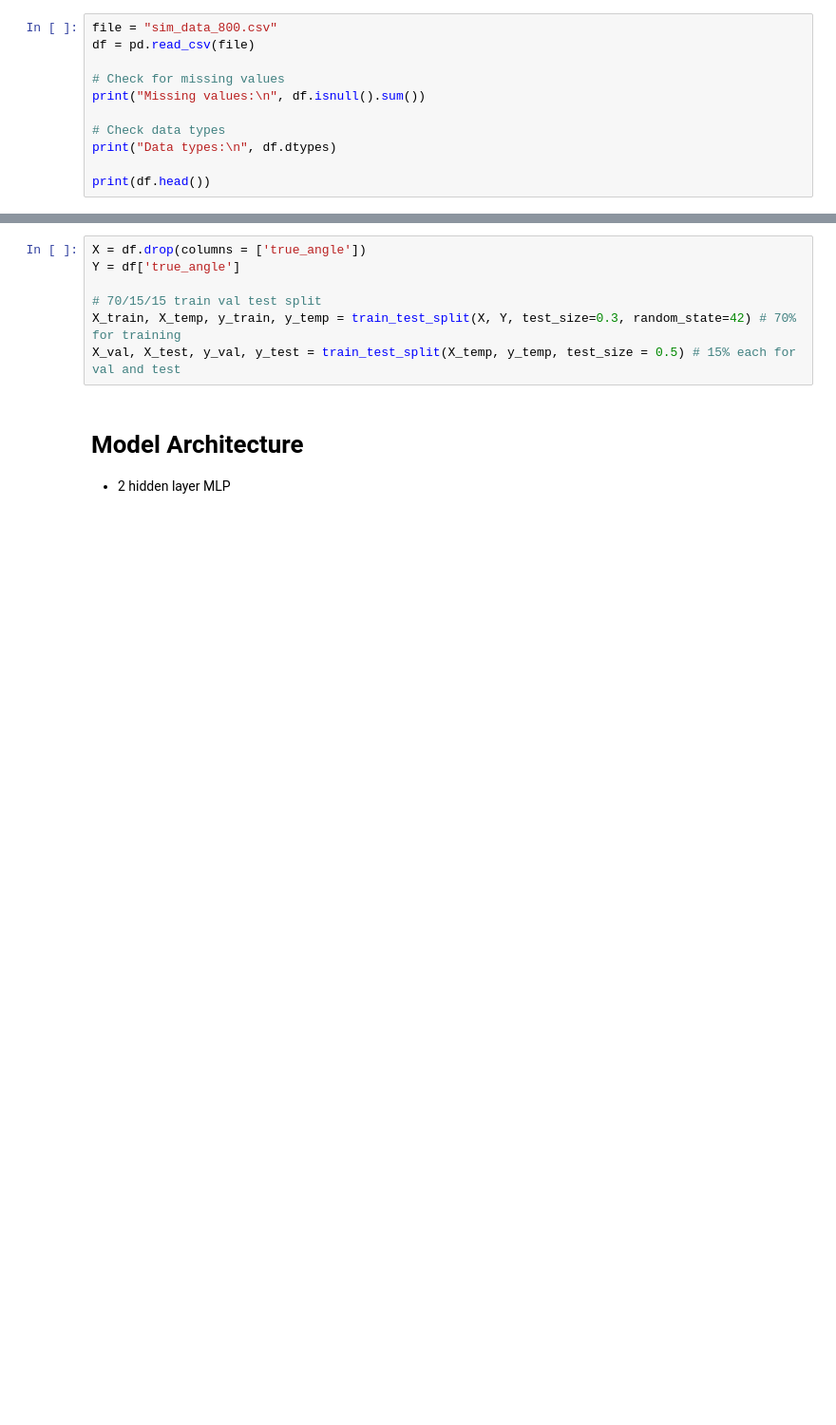
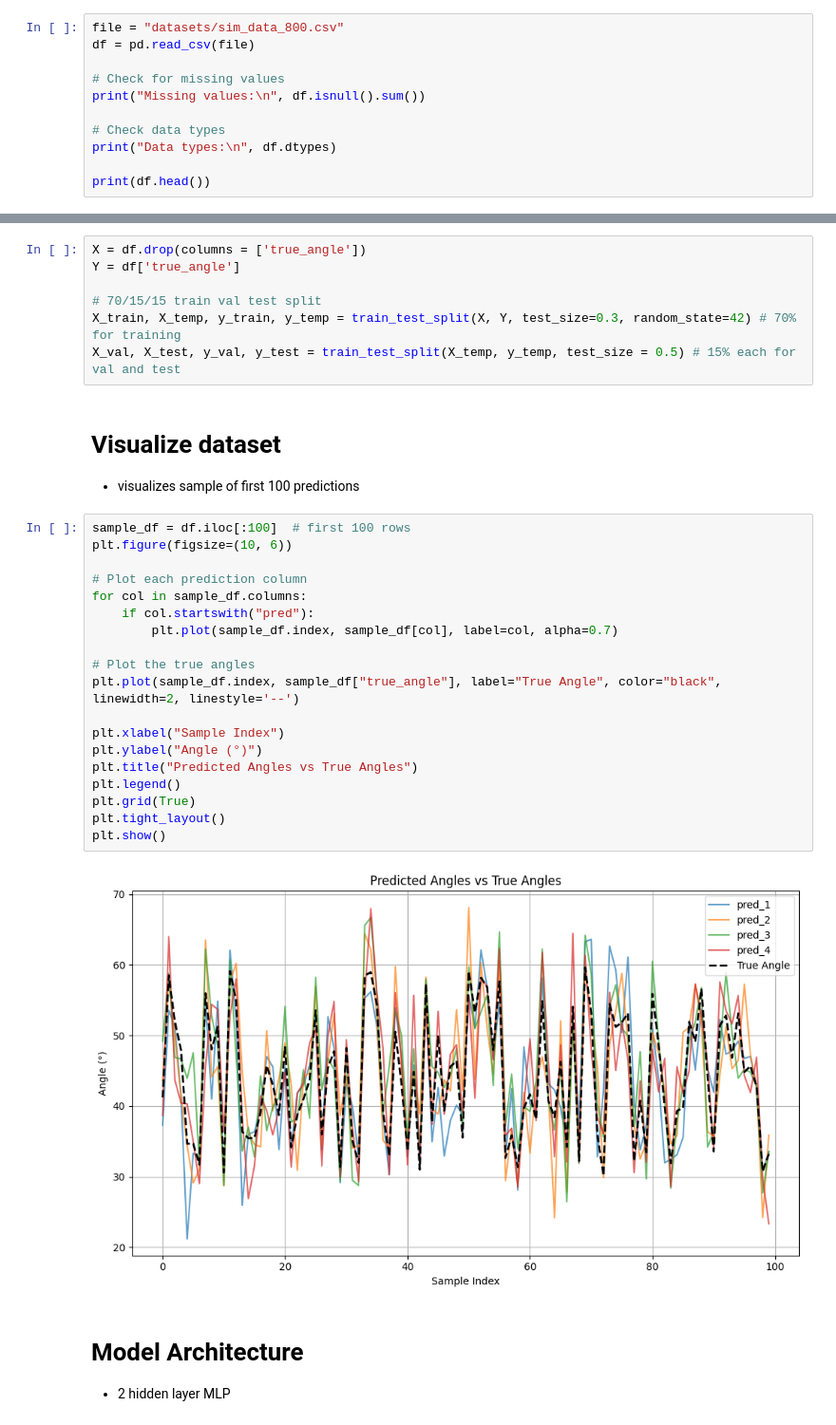
Before and after one commit to WTL04/Flex-Sensor-Optimization, a Jupyter notebook: nn.ipynb, the cells around one changed output, grey strips where cells are left out. Shown: that part at 95% size. Cells and saved outputs as stored; diff of their text form; blank space fills up the shorter version.

```diff
--- a/nn.ipynb
+++ b/nn.ipynb
@@ -40,7 +48,7 @@ from sklearn.model_selection import train_test_split
 # %% [markdown]
 # Data Preprocessing
 # %%
-file = "sim_data_800.csv"
+file = "datasets/sim_data_800.csv"
 df = pd.read_csv(file)
 
 # Check for missing values
@@ -77,6 +85,30 @@ Y = df['true_angle']
 # 70/15/15 train val test split
 X_train, X_temp, y_train, y_temp = train_test_split(X, Y, test_size=0.3, random_state=42) # 70% for training
 X_val, X_test, y_val, y_test = train_test_split(X_temp, y_temp, test_size = 0.5) # 15% each for val and test
+# %% [markdown]
+# Visualize dataset
+- visualizes sample of first 100 predictions
+# %%
+sample_df = df.iloc[:100]  # first 100 rows
+plt.figure(figsize=(10, 6))
+
+# Plot each prediction column
+for col in sample_df.columns:
+    if col.startswith("pred"):
+        plt.plot(sample_df.index, sample_df[col], label=col, alpha=0.7)
+
+# Plot the true angles
+plt.plot(sample_df.index, sample_df["true_angle"], label="True Angle", color="black", linewidth=2, linestyle='--')
+
+plt.xlabel("Sample Index")
+plt.ylabel("Angle (°)")
+plt.title("Predicted Angles vs True Angles")
+plt.legend()
+plt.grid(True)
+plt.tight_layout()
+plt.show()
+# %% [output]
+[figure, added]
 # %% [markdown]
 # Model Architecture
 - 2 hidden layer MLP
```
Also changed, not shown: parts of 11 cells of this notebook, 2 other files.
